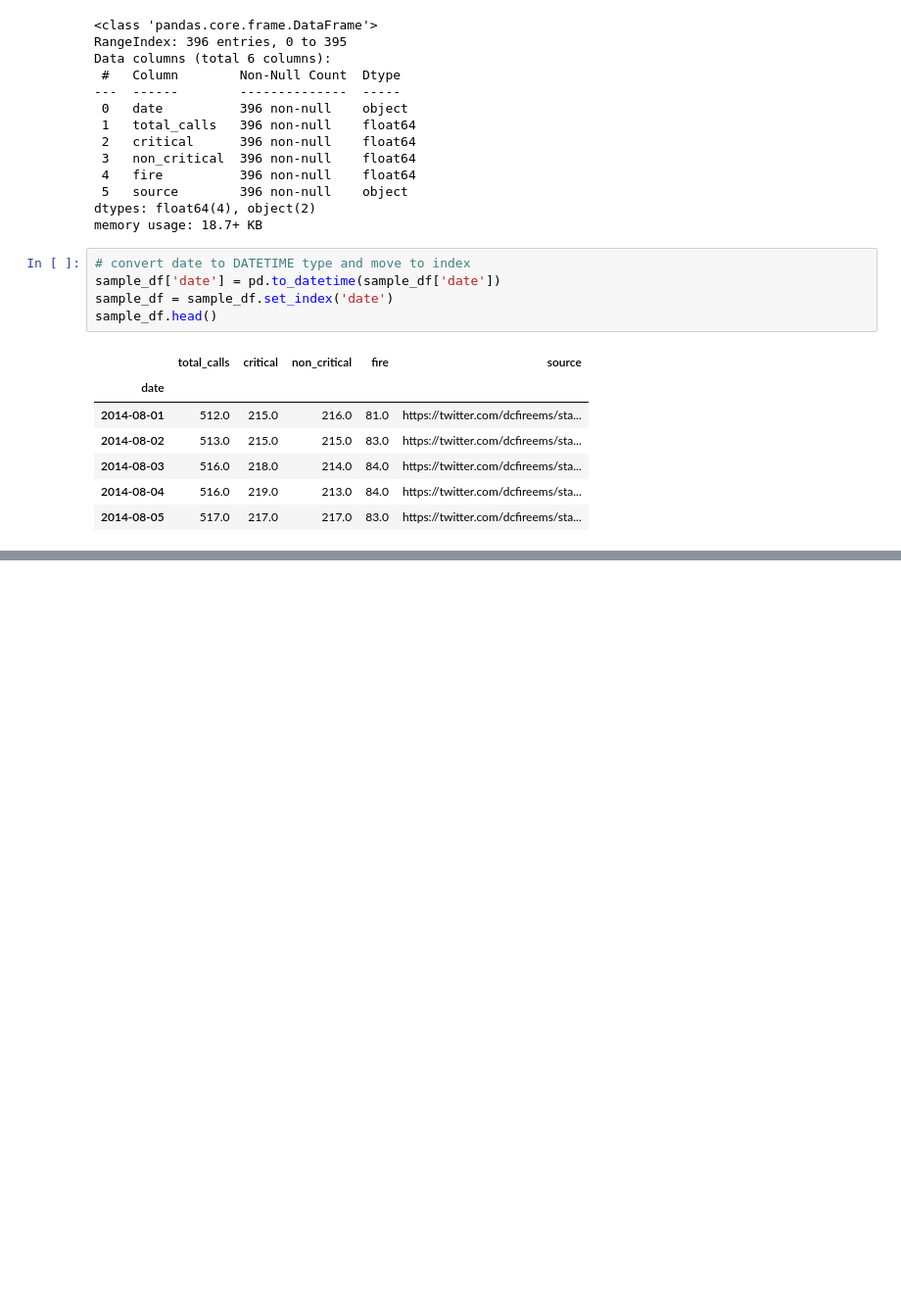
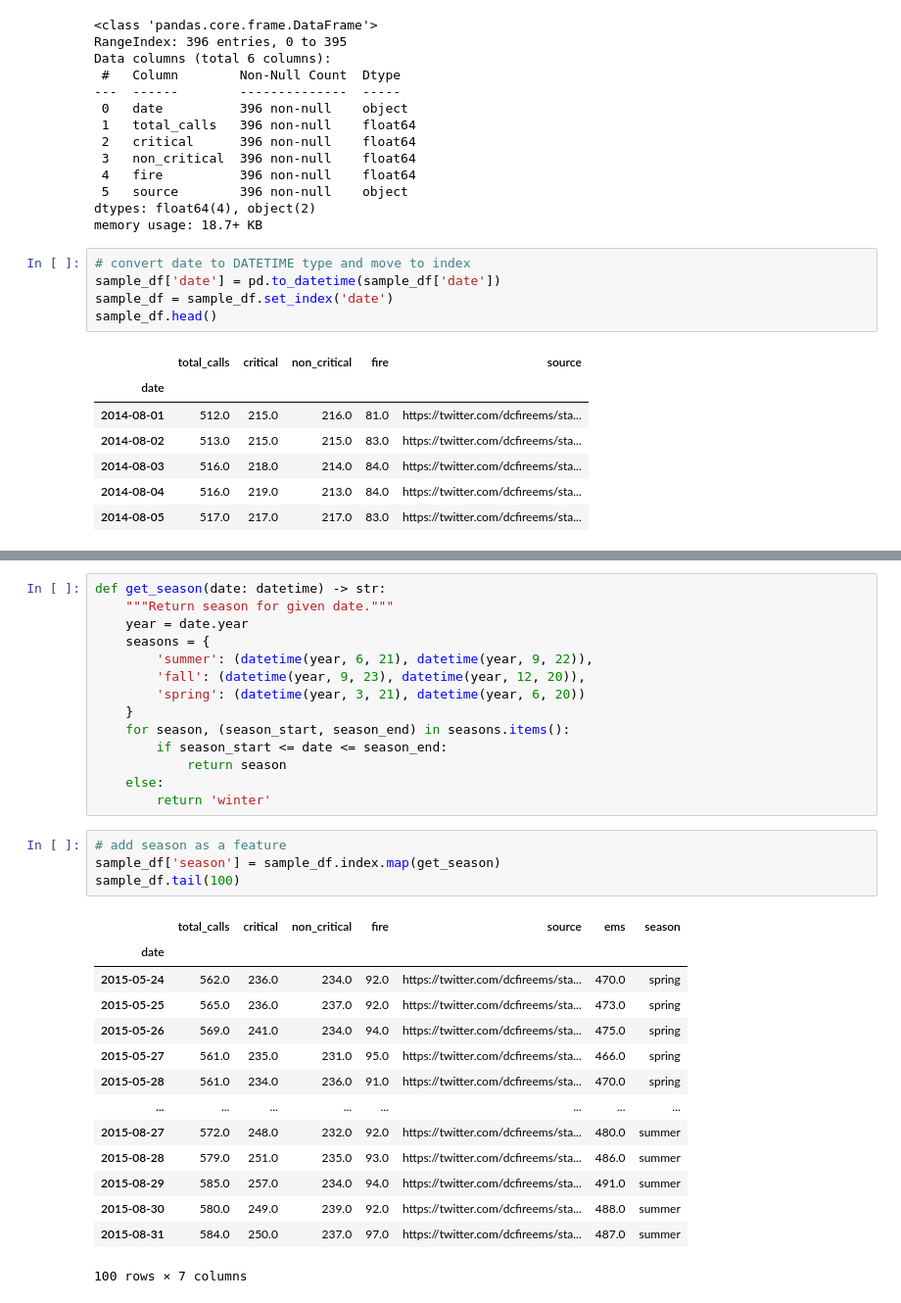
Before and after one commit to banjtheman/dc_ndoch_2021, a Jupyter notebook: dcfireems_modeling/dcfireems_modeling.ipynb, the cells around one changed output, grey strips where cells are left out. Shown at 98% size. Cells and saved outputs as stored; diff of their text form; blank space fills up the shorter version.

Commit message:
feat: add season to dataset
Add season as feature for modeling.

```diff
--- a/dcfireems_modeling/dcfireems_modeling.ipynb
+++ b/dcfireems_modeling/dcfireems_modeling.ipynb
@@ -79,0 +91,33 @@ array([<AxesSubplot:xlabel='date'>, <AxesSubplot:xlabel='date'>,
+# %%
+def get_season(date: datetime) -> str:
+    """Return season for given date."""
+    year = date.year
+    seasons = {
+        'summer': (datetime(year, 6, 21), datetime(year, 9, 22)),
+        'fall': (datetime(year, 9, 23), datetime(year, 12, 20)),
+        'spring': (datetime(year, 3, 21), datetime(year, 6, 20))
+    }
+    for season, (season_start, season_end) in seasons.items():
+        if season_start <= date <= season_end:
+            return season
+    else:
+        return 'winter'
+# %%
+# add season as a feature
+sample_df['season'] = sample_df.index.map(get_season)
+sample_df.tail(100)
+# %% [output]
+|  | total_calls | critical | non_critical | fire | source | ems | season |
+| date |  |  |  |  |  |  |  |
+| 2015-05-24 | 562.0 | 236.0 | 234.0 | 92.0 | https://twitter.com/dcfireems/sta... | 470.0 | spring |
+| 2015-05-25 | 565.0 | 236.0 | 237.0 | 92.0 | https://twitter.com/dcfireems/sta... | 473.0 | spring |
+| 2015-05-26 | 569.0 | 241.0 | 234.0 | 94.0 | https://twitter.com/dcfireems/sta... | 475.0 | spring |
+| 2015-05-27 | 561.0 | 235.0 | 231.0 | 95.0 | https://twitter.com/dcfireems/sta... | 466.0 | spring |
+| 2015-05-28 | 561.0 | 234.0 | 236.0 | 91.0 | https://twitter.com/dcfireems/sta... | 470.0 | spring |
+| ... | ... | ... | ... | ... | ... | ... | ... |
+| 2015-08-27 | 572.0 | 248.0 | 232.0 | 92.0 | https://twitter.com/dcfireems/sta... | 480.0 | summer |
+| 2015-08-28 | 579.0 | 251.0 | 235.0 | 93.0 | https://twitter.com/dcfireems/sta... | 486.0 | summer |
+| 2015-08-29 | 585.0 | 257.0 | 234.0 | 94.0 | https://twitter.com/dcfireems/sta... | 491.0 | summer |
+| 2015-08-30 | 580.0 | 249.0 | 239.0 | 92.0 | https://twitter.com/dcfireems/sta... | 488.0 | summer |
+| 2015-08-31 | 584.0 | 250.0 | 237.0 | 97.0 | https://twitter.com/dcfireems/sta... | 487.0 | summer |
+100 rows × 7 columns
```
Also changed, not shown: parts of 9 cells of this notebook, 1 other file.
